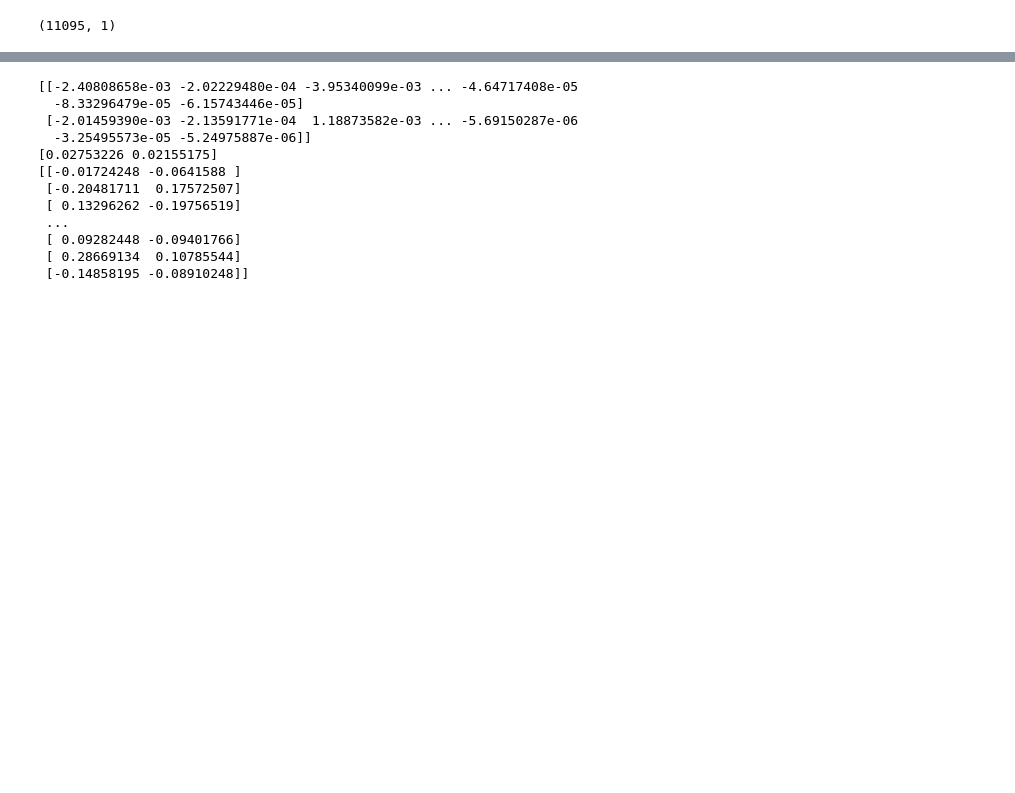
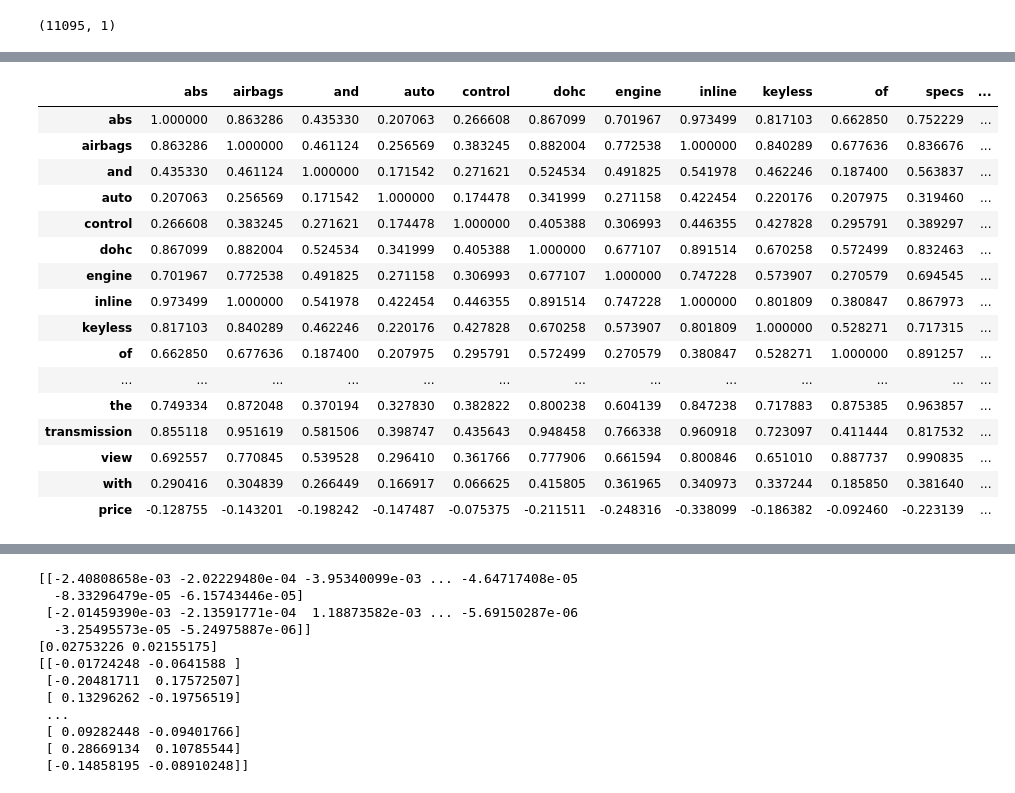
Before and after one commit to yy96/cs5228_project_MARS, a Jupyter notebook: notebooks/2. yy-feature-engineering.ipynb, the cells around one changed output, grey strips where cells are left out. Cells and saved outputs as stored; diff of their text form; code cells hidden in the pictures; blank space fills up the shorter version.

```diff
--- a/notebooks/2. yy-feature-engineering.ipynb
+++ b/notebooks/2. yy-feature-engineering.ipynb
@@ -267,0 +318,28 @@ print(df_description_tfidf.shape)
+# %%
+def find_valid_corr(df, df_input):
+    features_valid_vars = [var for var in df.columns
+     if df[var].isnull().sum()/len(df) <0.8]
+
+    df["price"] = df_input["price"]
+    features_valid_vars = features_valid_vars + ["price"]
+    return df[features_valid_vars].corr()
+# %%
+find_valid_corr(df_features_transformed, df_input)
+# %% [output]
+|  | abs | airbags | and | auto | control | dohc | engine | inline | keyless | of | specs | ... |
+| abs | 1.000000 | 0.863286 | 0.435330 | 0.207063 | 0.266608 | 0.867099 | 0.701967 | 0.973499 | 0.817103 | 0.662850 | 0.752229 | ... |
+| airbags | 0.863286 | 1.000000 | 0.461124 | 0.256569 | 0.383245 | 0.882004 | 0.772538 | 1.000000 | 0.840289 | 0.677636 | 0.836676 | ... |
+| and | 0.435330 | 0.461124 | 1.000000 | 0.171542 | 0.271621 | 0.524534 | 0.491825 | 0.541978 | 0.462246 | 0.187400 | 0.563837 | ... |
+| auto | 0.207063 | 0.256569 | 0.171542 | 1.000000 | 0.174478 | 0.341999 | 0.271158 | 0.422454 | 0.220176 | 0.207975 | 0.319460 | ... |
+| control | 0.266608 | 0.383245 | 0.271621 | 0.174478 | 1.000000 | 0.405388 | 0.306993 | 0.446355 | 0.427828 | 0.295791 | 0.389297 | ... |
+| dohc | 0.867099 | 0.882004 | 0.524534 | 0.341999 | 0.405388 | 1.000000 | 0.677107 | 0.891514 | 0.670258 | 0.572499 | 0.832463 | ... |
+| engine | 0.701967 | 0.772538 | 0.491825 | 0.271158 | 0.306993 | 0.677107 | 1.000000 | 0.747228 | 0.573907 | 0.270579 | 0.694545 | ... |
+| inline | 0.973499 | 1.000000 | 0.541978 | 0.422454 | 0.446355 | 0.891514 | 0.747228 | 1.000000 | 0.801809 | 0.380847 | 0.867973 | ... |
+| keyless | 0.817103 | 0.840289 | 0.462246 | 0.220176 | 0.427828 | 0.670258 | 0.573907 | 0.801809 | 1.000000 | 0.528271 | 0.717315 | ... |
+| of | 0.662850 | 0.677636 | 0.187400 | 0.207975 | 0.295791 | 0.572499 | 0.270579 | 0.380847 | 0.528271 | 1.000000 | 0.891257 | ... |
+| ... | ... | ... | ... | ... | ... | ... | ... | ... | ... | ... | ... | ... |
+| the | 0.749334 | 0.872048 | 0.370194 | 0.327830 | 0.382822 | 0.800238 | 0.604139 | 0.847238 | 0.717883 | 0.875385 | 0.963857 | ... |
+| transmission | 0.855118 | 0.951619 | 0.581506 | 0.398747 | 0.435643 | 0.948458 | 0.766338 | 0.960918 | 0.723097 | 0.411444 | 0.817532 | ... |
+| view | 0.692557 | 0.770845 | 0.539528 | 0.296410 | 0.361766 | 0.777906 | 0.661594 | 0.800846 | 0.651010 | 0.887737 | 0.990835 | ... |
+| with | 0.290416 | 0.304839 | 0.266449 | 0.166917 | 0.066625 | 0.415805 | 0.361965 | 0.340973 | 0.337244 | 0.185850 | 0.381640 | ... |
+| price | -0.128755 | -0.143201 | -0.198242 | -0.147487 | -0.075375 | -0.211511 | -0.248316 | -0.338099 | -0.186382 | -0.092460 | -0.223139 | ... |
```
Also changed, not shown: parts of 12 cells of this notebook.
